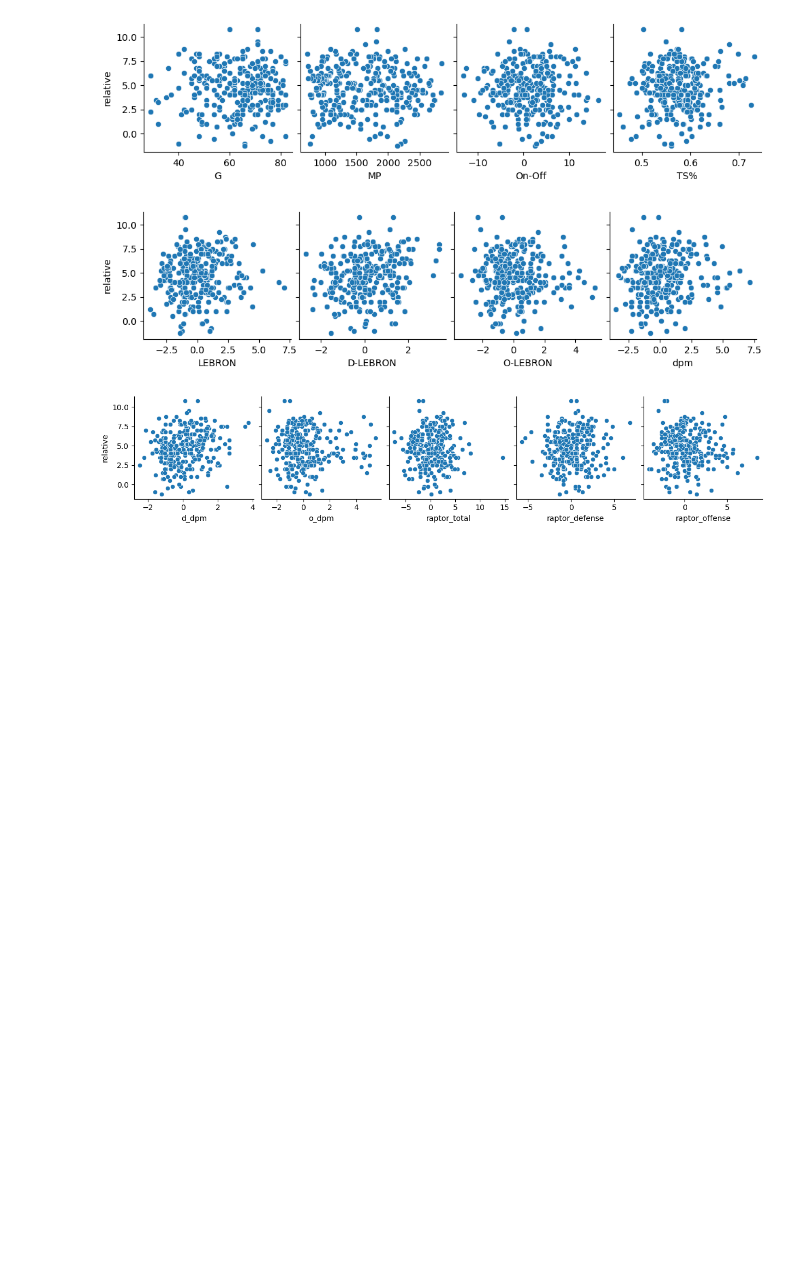
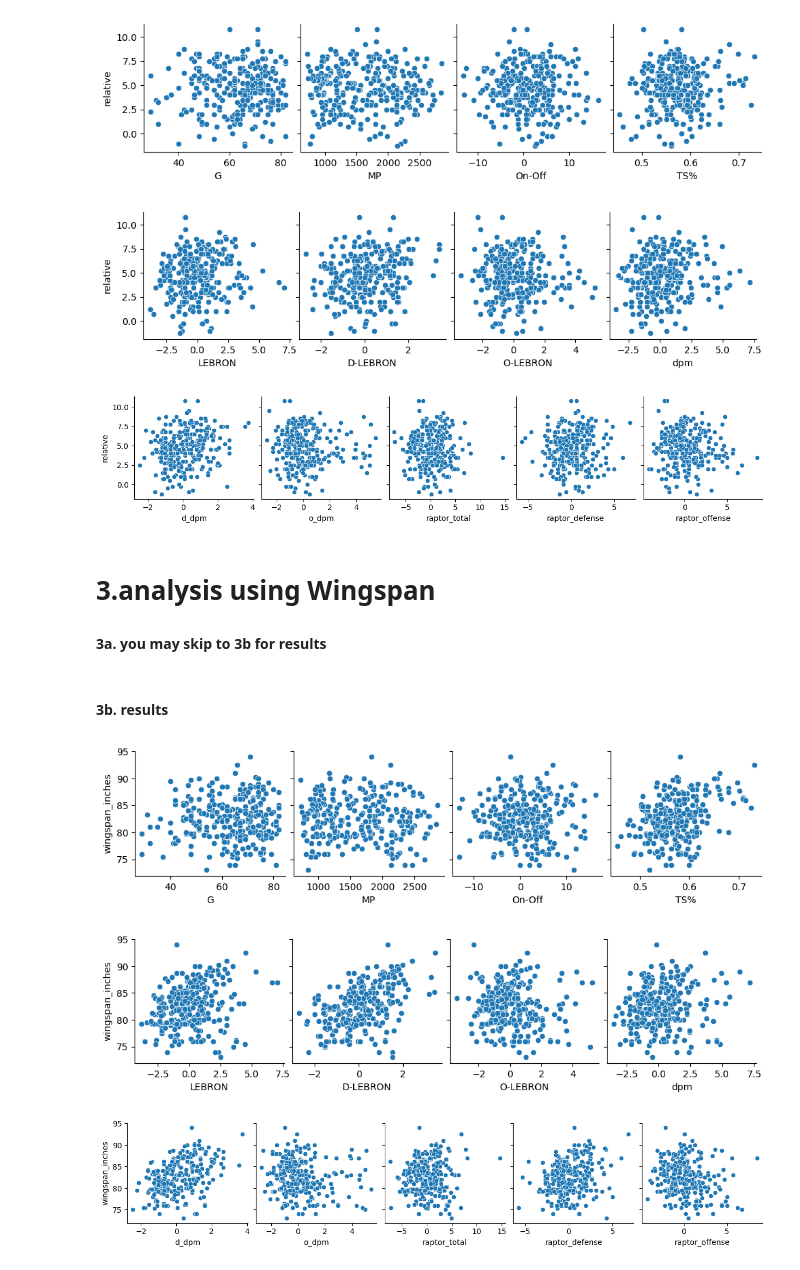
Before and after one commit to COGS108/Group135_WI26, a Jupyter notebook: analysis.ipynb, the cells around one changed output. Cells and saved outputs as stored; diff of their text form; code cells hidden in the pictures; blank space fills up the shorter version.

Commit message:
analysis file to see analysis

```diff
--- a/analysis.ipynb
+++ b/analysis.ipynb
@@ -87,0 +165,3 @@ plt.show()
+# %% [markdown]
+# 3.analysis using Wingspan
+#### 3a. you may skip to 3b for results
@@ -87,0 +195,25 @@ plt.show()
+# %% [markdown]
+#### 3b. results
+# %%
+sns.pairplot(
+    df2022,
+    x_vars=features[0:4],
+    y_vars=['wingspan_inches']
+)
+plt.show()
+sns.pairplot(
+    df2022,
+    x_vars=features[4:8],
+    y_vars=['wingspan_inches']
+)
+plt.show()
+sns.pairplot(
+    df2022,
+    x_vars=features[8:13],
+    y_vars=['wingspan_inches']
+)
+plt.show()
+# %% [output]
+[figure, added]
+[figure, added]
+[figure, added]
```
Also changed, not shown: parts of 20 cells of this notebook, 2 other files.
